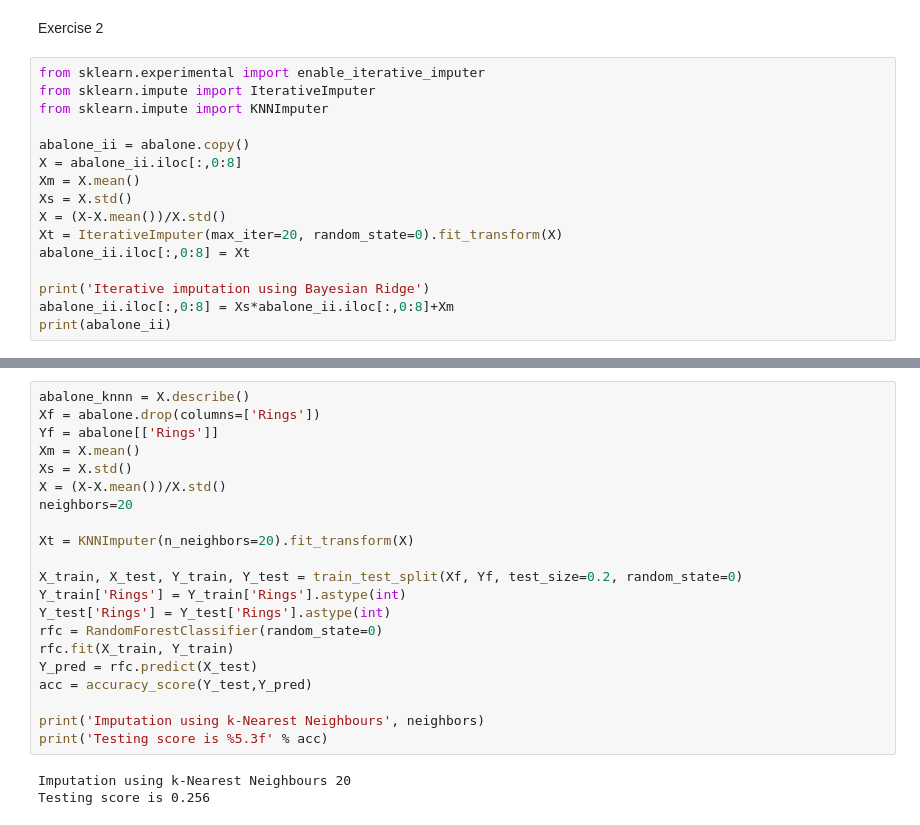
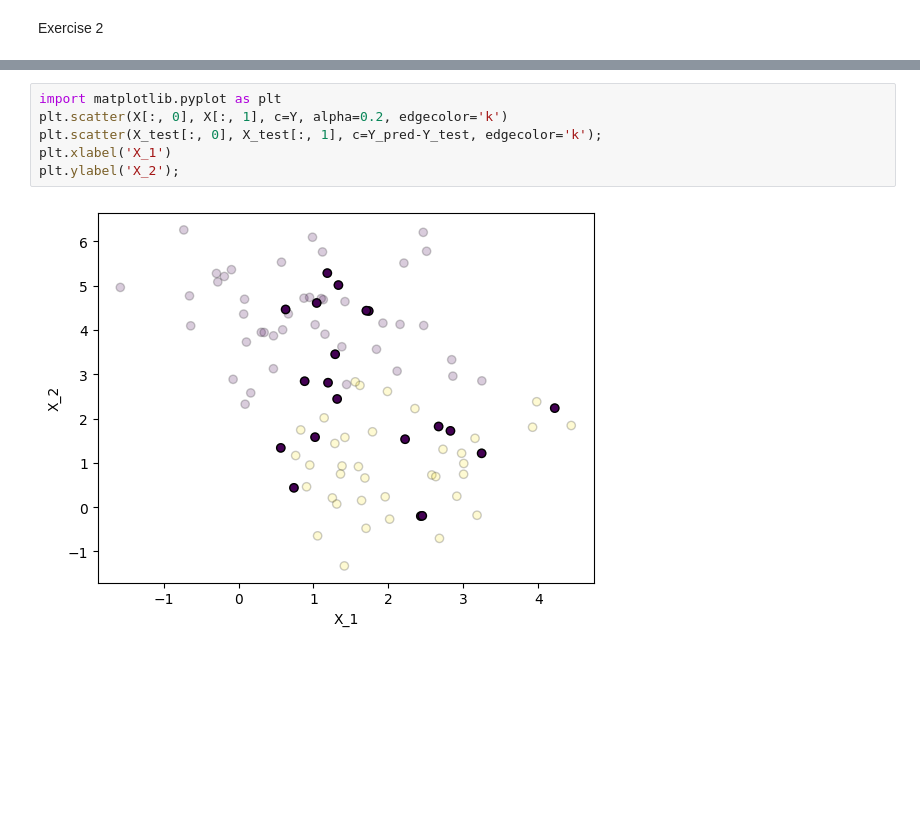
Before and after one commit to AdrZx/ADS2002-fyan0039, a Jupyter notebook: W6_Notebook.ipynb, the cells around one changed output, grey strips where cells are left out. Saved outputs shown, nothing was run; the diff lists cells and outputs as text; blank space fills up the shorter version.

```diff
--- a/W6_Notebook.ipynb
+++ b/W6_Notebook.ipynb
@@ -87,18 +128,2 @@ Testing score is 0.564
 # %% [markdown]
 Exercise 2
-# %%
-from sklearn.experimental import enable_iterative_imputer
-from sklearn.impute import IterativeImputer
-from sklearn.impute import KNNImputer
-
-abalone_ii = abalone.copy()
-X = abalone_ii.iloc[:,0:8]
-Xm = X.mean()
-Xs = X.std()
-X = (X-X.mean())/X.std()
-Xt = IterativeImputer(max_iter=20, random_state=0).fit_transform(X)
-abalone_ii.iloc[:,0:8] = Xt
-
-print('Iterative imputation using Bayesian Ridge')
-abalone_ii.iloc[:,0:8] = Xs*abalone_ii.iloc[:,0:8]+Xm
-print(abalone_ii)
@@ -321,24 +130,8 @@ Testing score is 0.256
-# %%
-abalone_knnn = X.describe()
-Xf = abalone.drop(columns=['Rings'])
-Yf = abalone[['Rings']]
-Xm = X.mean()
-Xs = X.std()
-X = (X-X.mean())/X.std()
-neighbors=20
-
-Xt = KNNImputer(n_neighbors=20).fit_transform(X)
-
-X_train, X_test, Y_train, Y_test = train_test_split(Xf, Yf, test_size=0.2, random_state=0)
-Y_train['Rings'] = Y_train['Rings'].astype(int)
-Y_test['Rings'] = Y_test['Rings'].astype(int)
-rfc = RandomForestClassifier(random_state=0)
-rfc.fit(X_train, Y_train)
-Y_pred = rfc.predict(X_test)
-acc = accuracy_score(Y_test,Y_pred)
-
-print('Imputation using k-Nearest Neighbours', neighbors)
-print('Testing score is %5.3f' % acc)
-# %% [output]
-Imputation using k-Nearest Neighbours 20
-Testing score is 0.256
+# %%
+import matplotlib.pyplot as plt
+plt.scatter(X[:, 0], X[:, 1], c=Y, alpha=0.2, edgecolor='k')
+plt.scatter(X_test[:, 0], X_test[:, 1], c=Y_pred-Y_test, edgecolor='k');
+plt.xlabel('X_1')
+plt.ylabel('X_2');
+# %% [output]
+[figure, added]
```
Also changed, not shown: parts of 25 cells of this notebook.
